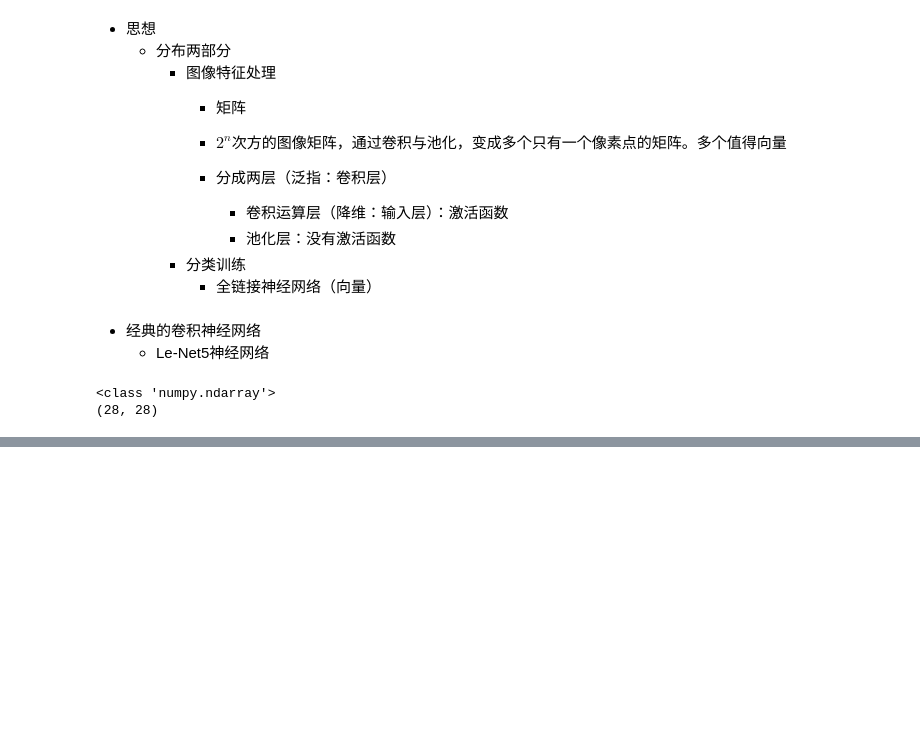
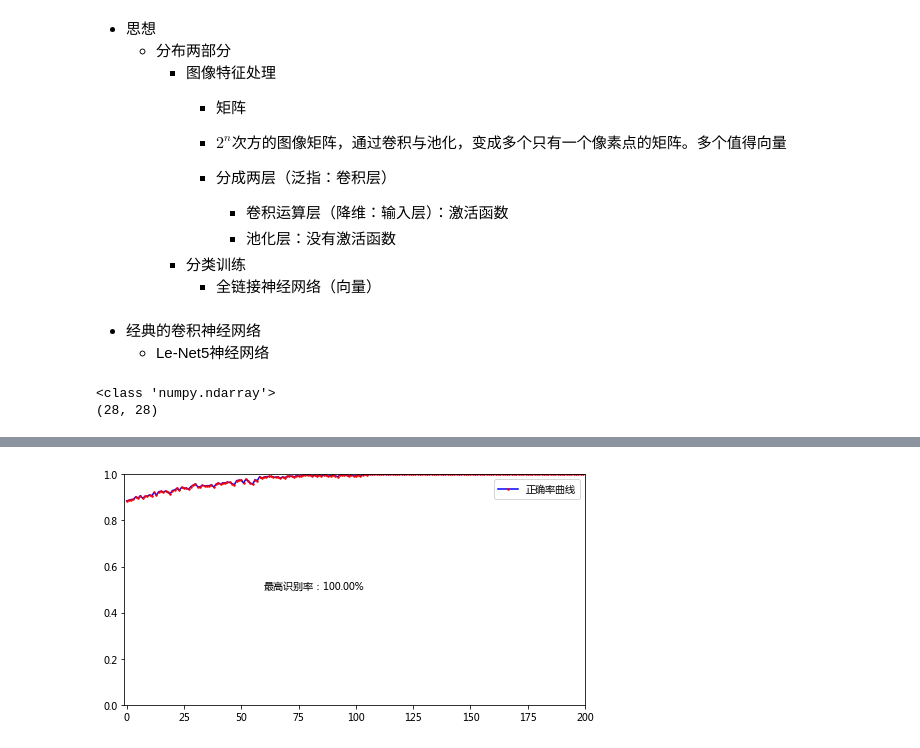
Before and after one commit to QiangAI/ClassCodes, a Jupyter notebook: day32/day32-cnn.ipynb, the cells around one changed output, grey strips where cells are left out. Saved outputs shown, nothing was run; the diff lists cells and outputs as text; code cells hidden in the pictures; blank space fills up the shorter version.

```diff
--- a/day32/day32-cnn.ipynb
+++ b/day32/day32-cnn.ipynb
@@ -320,0 +355,30 @@ o_predict = tf.nn.sigmoid(o_10)
+# %%
+import math
+TIMES = 1000
+batch_size = 100
+batch = int(math.ceil(len(data) / batch_size))
+correct_rates =[]
+# %%
+is_over = False
+for t in range(TIMES):
+    loss_result = 0.0
+    for idx in range(batch):
+        _, loss_result = session.run([opt_op, loss],     # 边训练，边计算损失值。
+                                     feed_dict={
+                                         x: data[idx * batch_size:(idx+1) * batch_size],
+                                         y: labels[idx * batch_size:(idx+1) * batch_size]})
+        if loss_result < 0.000000001:
+            is_over= True
+            break;
+
+
+     # 没一轮训练就评估效果
+    if t % 5 == 0:
+        # 评估准确率
+        correct_rate = session.run(accuracy, feed_dict={x: data, y: labels})
+        # 输出
+        print('正确率: %5.2f%%，损失度：%f' % (correct_rate * 100.0, loss_result))
+        correct_rates.append(correct_rate)
+    if is_over:
+        break;
+print('训练完毕')
@@ -324,0 +417,15 @@ o_predict = tf.nn.sigmoid(o_10)
+# %%
+# 可视化一下训练过程
+figure = plt.figure(figsize=(8,4))
+ax = figure.add_axes([0.1,0.1,0.8,0.8])
+ax.plot(range(len(correct_rates)),correct_rates, color=(0,0,1,1), marker='.', label='正确率曲线',
+         markerfacecolor=(1,0,0,1),markeredgecolor=(1,0,0,1), markersize=3)
+ax.set_xbound(lower=-1, upper=len(correct_rates))
+ax.set_ybound(lower=0, upper=1)
+plt.annotate(s='最高识别率：%5.2f%%' % (max(correct_rates)*100.0), xy=(60,0.5))
+plt.legend()
+# plt.grid(b=True)
+
+plt.show()
+# %% [output]
+[figure, added]
```
Also changed, not shown: parts of 11 cells of this notebook.
